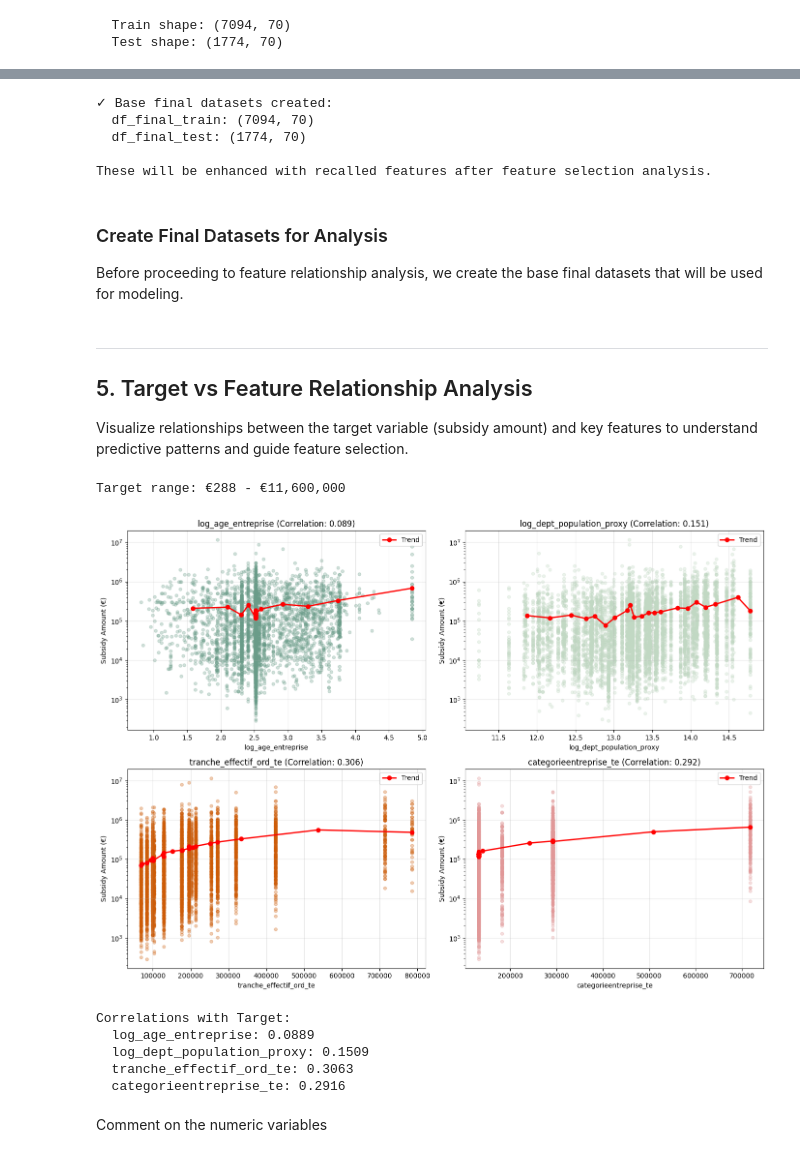
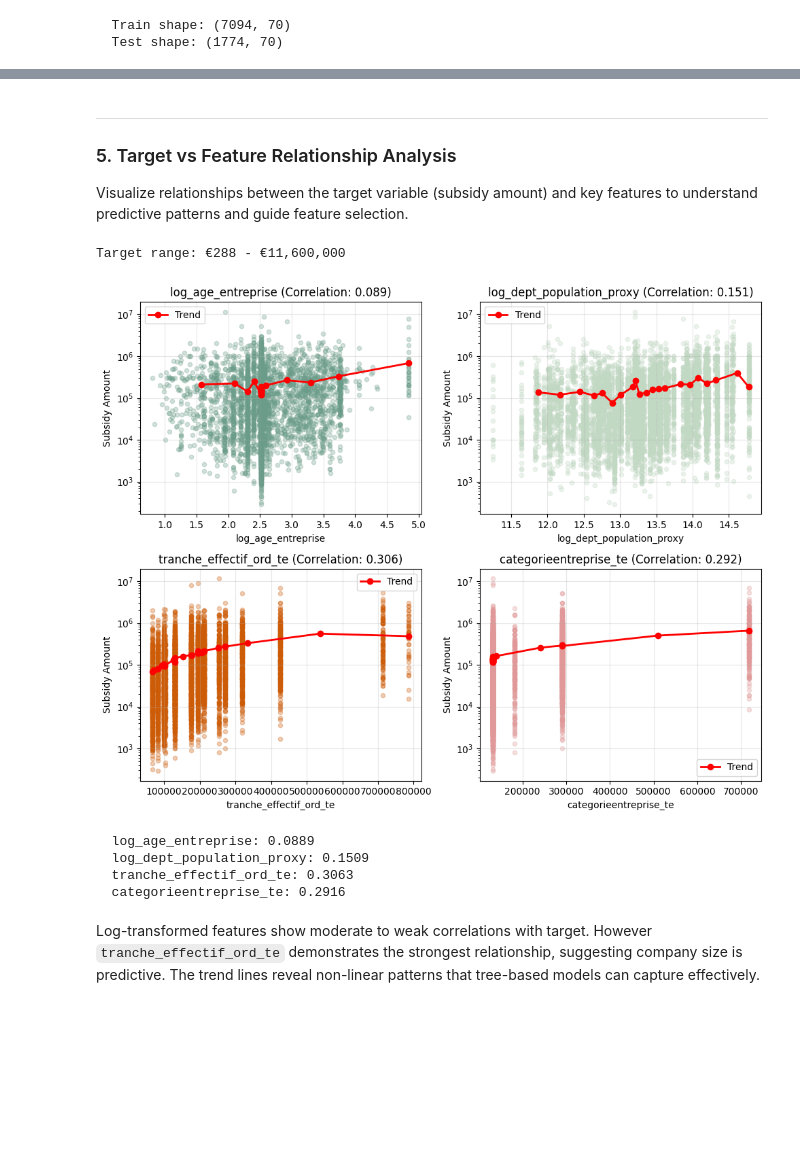
Before and after one commit to sofiasedlova/decision-tree-challenge, a Jupyter notebook: data_exploration.ipynb, the cells around one changed output, grey strips where cells are left out. Cells and saved outputs as stored; diff of their text form; code cells hidden in the pictures; blank space fills up the shorter version.

```diff
--- a/data_exploration.ipynb
+++ b/data_exploration.ipynb
@@ -1245,26 +1226,7 @@ df_test_encoded.to_csv(project_root / "data" / "df_test.csv", index=False)
-# %%
-# Create base final datasets (copies of encoded data for modeling)
-df_final_train = df_encoded.copy()
-df_final_test = df_test_encoded.copy()
-
-print(f"✓ Base final datasets created:")
-print(f"  df_final_train: {df_final_train.shape}")
-print(f"  df_final_test: {df_final_test.shape}")
-print(f"\nThese will be enhanced with recalled features after feature selection analysis.")
-# %% [output]
-✓ Base final datasets created:
-  df_final_train: (7094, 70)
-  df_final_test: (1774, 70)
-
-These will be enhanced with recalled features after feature selection analysis.
-# %% [markdown]
-### Create Final Datasets for Analysis
-
-Before proceeding to feature relationship analysis, we create the base final datasets that will be used for modeling.
 # %% [markdown]
 ---
 
-## 5. Target vs Feature Relationship Analysis
+### 5. Target vs Feature Relationship Analysis
 
 Visualize relationships between the target variable (subsidy amount) and key features to understand predictive patterns and guide feature selection.
 # %%
@@ -1275,31 +1237,25 @@ print(f"Target range: €{y_viz.min():,.0f} - €{y_viz.max():,.0f}")
 # %% [output]
 Target range: €288 - €11,600,000
 # %%
-# Beginner-style: Simple scatter plots of numeric features vs target
+from numpy import sqrt
+
+
 numeric_features = ['log_age_entreprise', 'log_dept_population_proxy',
                    'tranche_effectif_ord_te', 'categorieentreprise_te']
 
-# Create 4 plots (2x2 grid)
-fig, axes = plt.subplots(2, 2, figsize=(14, 10))
-
-# Make a simple flat list of plot positions
+fig, axes = plt.subplots(2, 2, figsize=(10, 8))
 plot_positions = [(0,0), (0,1), (1,0), (1,1)]
 
-# Loop through each feature
 for i, feature in enumerate(numeric_features):
     # Get the position for this plot
     row, col = plot_positions[i]
     ax = axes[row, col]
 
     # Simple scatter plot
-    ax.scatter(X_viz[feature], y_viz, alpha=0.3, s=20, color=palettehex[i])
-
-    # Calculate correlation (simple method)
-    # Remove any NaN values first
-    feature_data = X_viz[feature].dropna()
+    ax.scatter((X_viz[feature]), y_viz, alpha=0.3, s=20, color=palettehex[i])
+    feature_data = (X_viz[feature]).dropna()
     target_data = y_viz[feature_data.index]
 
-    # Simple correlation calculation
     mean_x = feature_data.mean()
     mean_y = target_data.mean()
 
@@ -1317,42 +1273,40 @@ for i, feature in enumerate(numeric_features):
         trend_x = []
         trend_y = []
         for start in range(0, len(combined), bin_size):
             end = start + bin_size
             chunk = combined.iloc[start:end]
             if len(chunk) > 0:
                 trend_x.append(chunk['x'].mean())
                 trend_y.append(chunk['y'].mean())
 
         ax.plot(trend_x, trend_y, color='red', linewidth=2, label='Trend', marker='o')
 
     # Set up axes
     ax.set_yscale('log')
     ax.set_xlabel(feature)
-    ax.set_ylabel('Subsidy Amount (€)')
+    ax.set_ylabel('Subsidy Amount')
     ax.set_title(f'{feature} (Correlation: {corr:.3f})')
     ax.grid(alpha=0.3)
     ax.legend()
 
 plt.tight_layout()
 plt.show()
 
-print("\nCorrelations with Target:")
 for feature in numeric_features:
-    feature_data = X_viz[feature].dropna()
+    feature_data = (X_viz[feature]).dropna()
     target_data = y_viz[feature_data.index]
     mean_x = feature_data.mean()
     mean_y = target_data.mean()
     numerator = ((feature_data - mean_x) * (target_data - mean_y)).sum()
     denominator = (((feature_data - mean_x) ** 2).sum() * ((target_data - mean_y) ** 2).sum()) ** 0.5
     corr = numerator / denominator if denominator != 0 else 0
     print(f"  {feature}: {corr:.4f}")
 # %% [output]
-[figure, old version]
+[figure, new version]
-Correlations with Target:
   log_age_entreprise: 0.0889
   log_dept_population_proxy: 0.1509
   tranche_effectif_ord_te: 0.3063
   categorieentreprise_te: 0.2916
 # %% [markdown]
-Comment on the numeric variables
+Log-transformed features show moderate to weak correlations with target. However `tranche_effectif_ord_te` demonstrates the strongest relationship, suggesting company size is predictive. The trend lines reveal non-linear patterns that tree-based models can capture effectively.
 # %%
```
Also changed, not shown: parts of 18 cells of this notebook, 1 other file.
